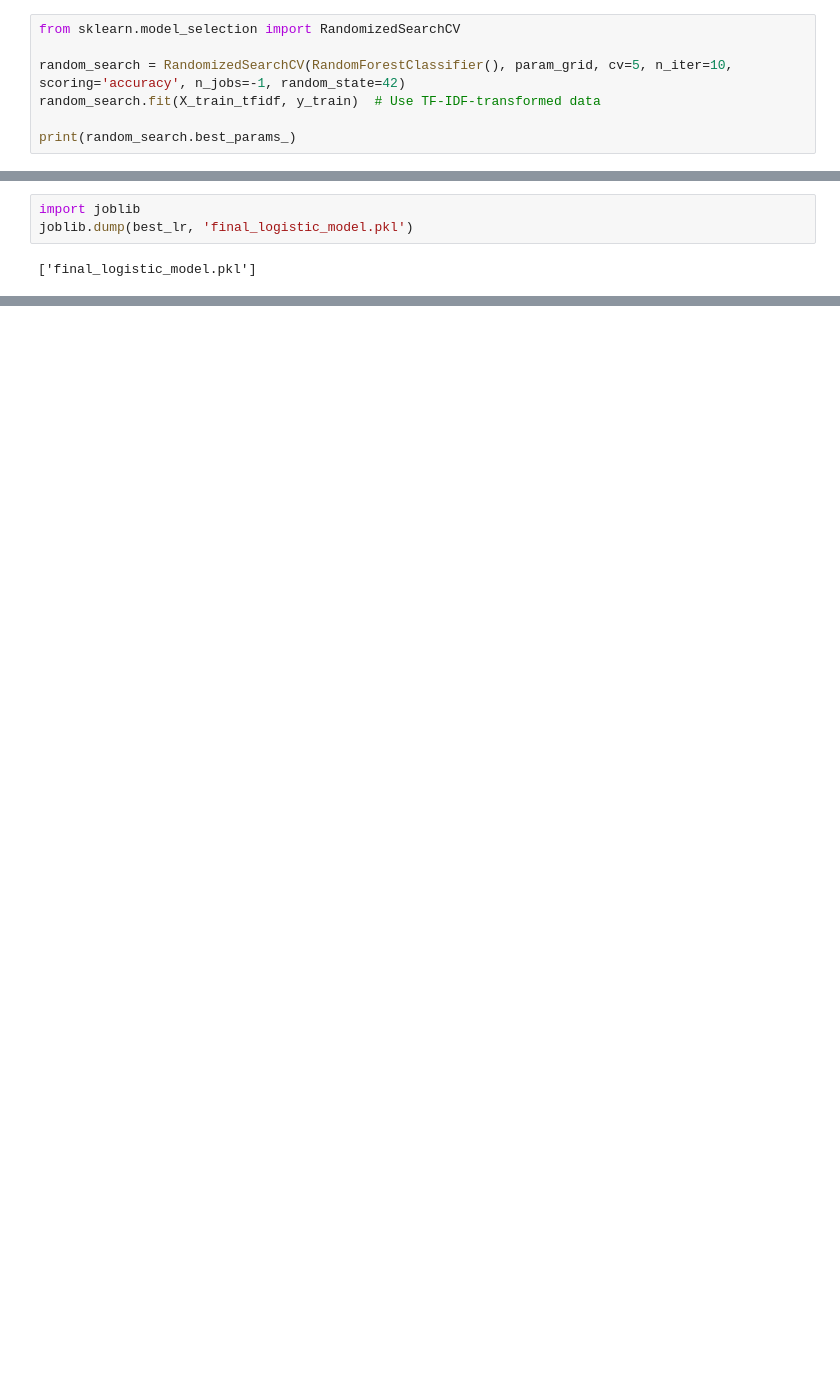
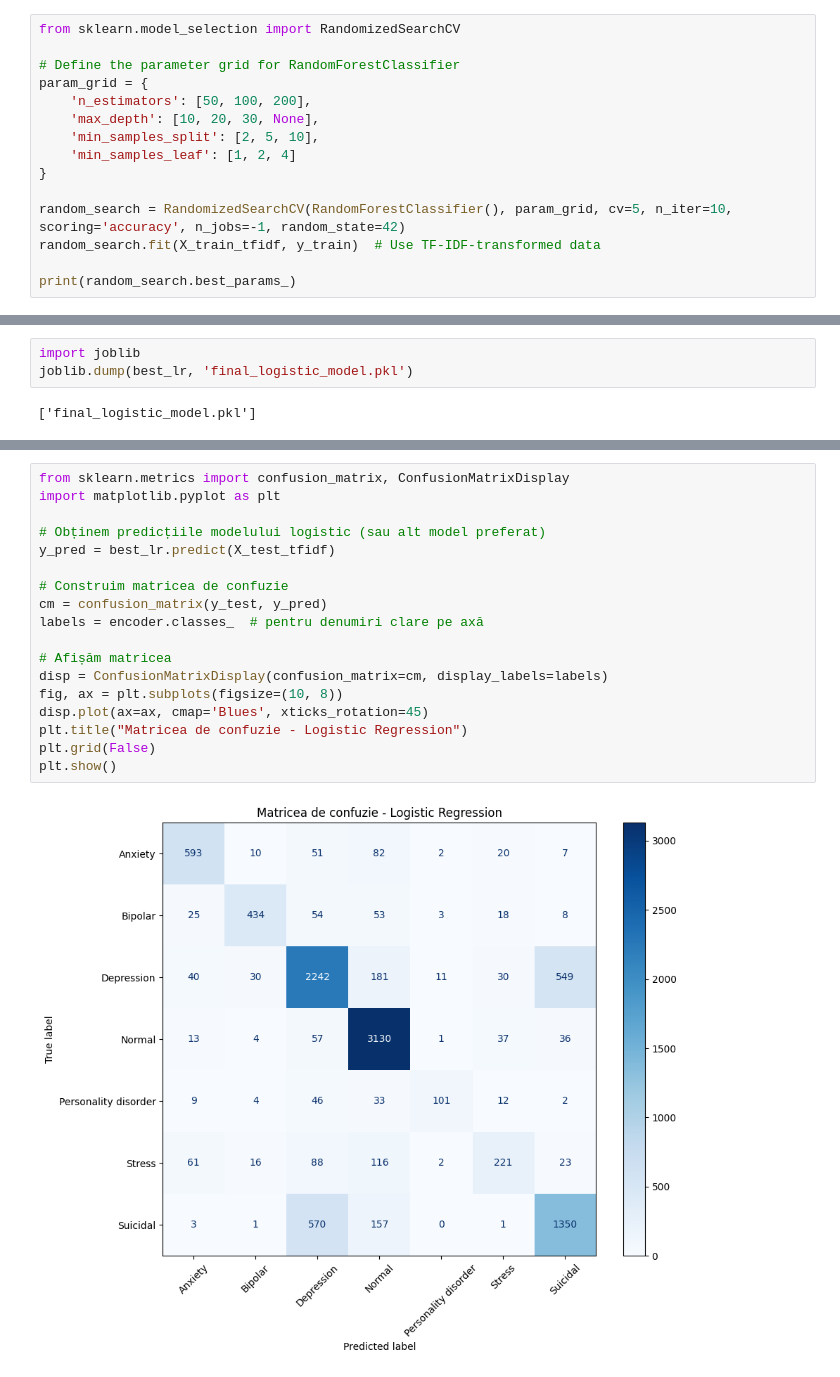
Before and after one commit to CosminLCD/Sentiment-Analysis_Data-Since, a Jupyter notebook: program.ipynb, the cells around one changed output, grey strips where cells are left out. Drawn from its saved outputs; the diff is of its cells as text; blank space fills up the shorter version.

```diff
--- a/program.ipynb
+++ b/program.ipynb
@@ -566,6 +569,14 @@ Incercam RandomizedSearchCV (căutare aleatorie)
 Aici am incercat pentru Random Forest
 # %%
 from sklearn.model_selection import RandomizedSearchCV
+
+# Define the parameter grid for RandomForestClassifier
+param_grid = {
+	'n_estimators': [50, 100, 200],
+	'max_depth': [10, 20, 30, None],
+	'min_samples_split': [2, 5, 10],
+	'min_samples_leaf': [1, 2, 4]
+}
 
 random_search = RandomizedSearchCV(RandomForestClassifier(), param_grid, cv=5, n_iter=10, scoring='accuracy', n_jobs=-1, random_state=42)
 random_search.fit(X_train_tfidf, y_train)  # Use TF-IDF-transformed data
@@ -666,0 +725,20 @@ joblib.dump(best_lr, 'final_logistic_model.pkl')
+# %%
+from sklearn.metrics import confusion_matrix, ConfusionMatrixDisplay
+import matplotlib.pyplot as plt
+
+# Obținem predicțiile modelului logistic (sau alt model preferat)
+y_pred = best_lr.predict(X_test_tfidf)
+
+# Construim matricea de confuzie
+cm = confusion_matrix(y_test, y_pred)
+labels = encoder.classes_  # pentru denumiri clare pe axă
+
+# Afișăm matricea
+disp = ConfusionMatrixDisplay(confusion_matrix=cm, display_labels=labels)
+fig, ax = plt.subplots(figsize=(10, 8))
+disp.plot(ax=ax, cmap='Blues', xticks_rotation=45)
+plt.title("Matricea de confuzie - Logistic Regression")
+plt.grid(False)
+plt.show()
+# %% [output]
+[figure, added]
```
Also changed, not shown: parts of 46 cells of this notebook.
